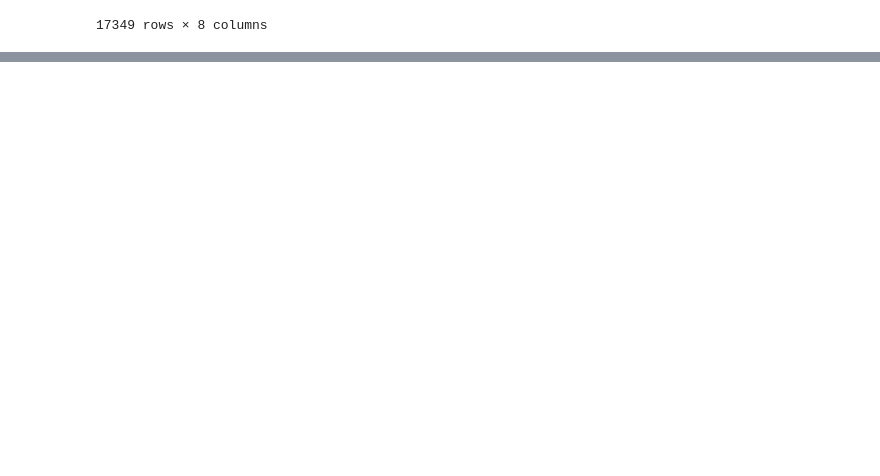
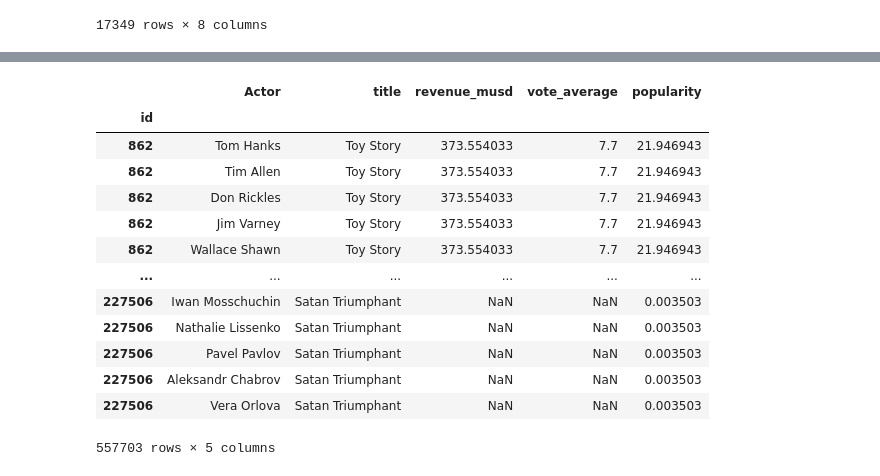
Before and after one commit to AlexB-623/Pandas_Bootcamp, a Jupyter notebook: Project_01_ProjectBrief_blank.ipynb, the cells around one changed output, grey strips where cells are left out. Saved outputs shown, nothing was run; the diff lists cells and outputs as text; code cells hidden in the pictures; blank space fills up the shorter version.

```diff
--- a/Project_01_ProjectBrief_blank.ipynb
+++ b/Project_01_ProjectBrief_blank.ipynb
@@ -463,0 +554,5 @@ directors
+# %%
+act = act.stack().reset_index(level=1, drop=True).to_frame()
+# %%
+act.columns = ['Actor']
+act
@@ -463,0 +590,18 @@ directors
+# %%
+act= act.merge(movies[['title', 'revenue_musd', 'vote_average', 'popularity']], how = "left", left_index=True, right_index=True)
+act
+# %% [output]
+|  | Actor | title | revenue_musd | vote_average | popularity |
+| id |  |  |  |  |  |
+| 862 | Tom Hanks | Toy Story | 373.554033 | 7.7 | 21.946943 |
+| 862 | Tim Allen | Toy Story | 373.554033 | 7.7 | 21.946943 |
+| 862 | Don Rickles | Toy Story | 373.554033 | 7.7 | 21.946943 |
+| 862 | Jim Varney | Toy Story | 373.554033 | 7.7 | 21.946943 |
+| 862 | Wallace Shawn | Toy Story | 373.554033 | 7.7 | 21.946943 |
+| ... | ... | ... | ... | ... | ... |
+| 227506 | Iwan Mosschuchin | Satan Triumphant | NaN | NaN | 0.003503 |
+| 227506 | Nathalie Lissenko | Satan Triumphant | NaN | NaN | 0.003503 |
+| 227506 | Pavel Pavlov | Satan Triumphant | NaN | NaN | 0.003503 |
+| 227506 | Aleksandr Chabrov | Satan Triumphant | NaN | NaN | 0.003503 |
+| 227506 | Vera Orlova | Satan Triumphant | NaN | NaN | 0.003503 |
+557703 rows × 5 columns
```
Also changed, not shown: parts of 14 cells of this notebook, 6 other files.
